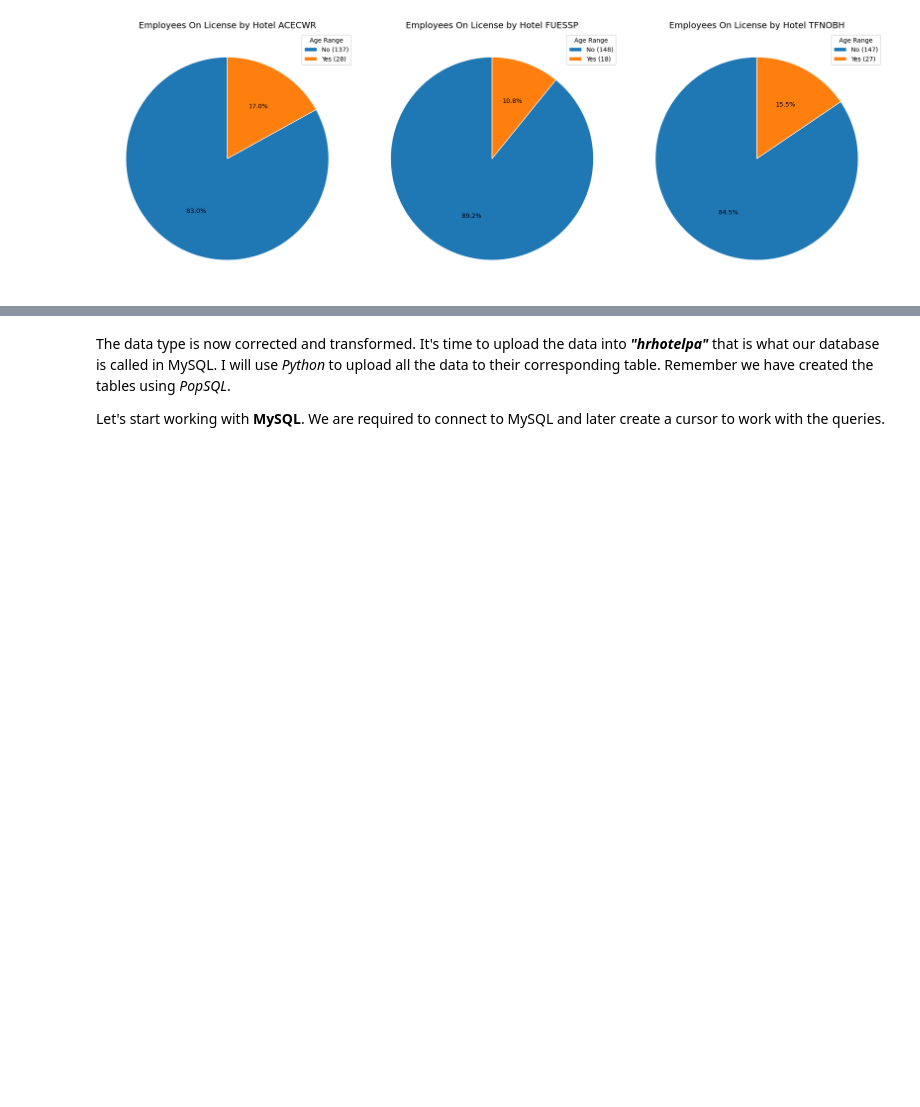
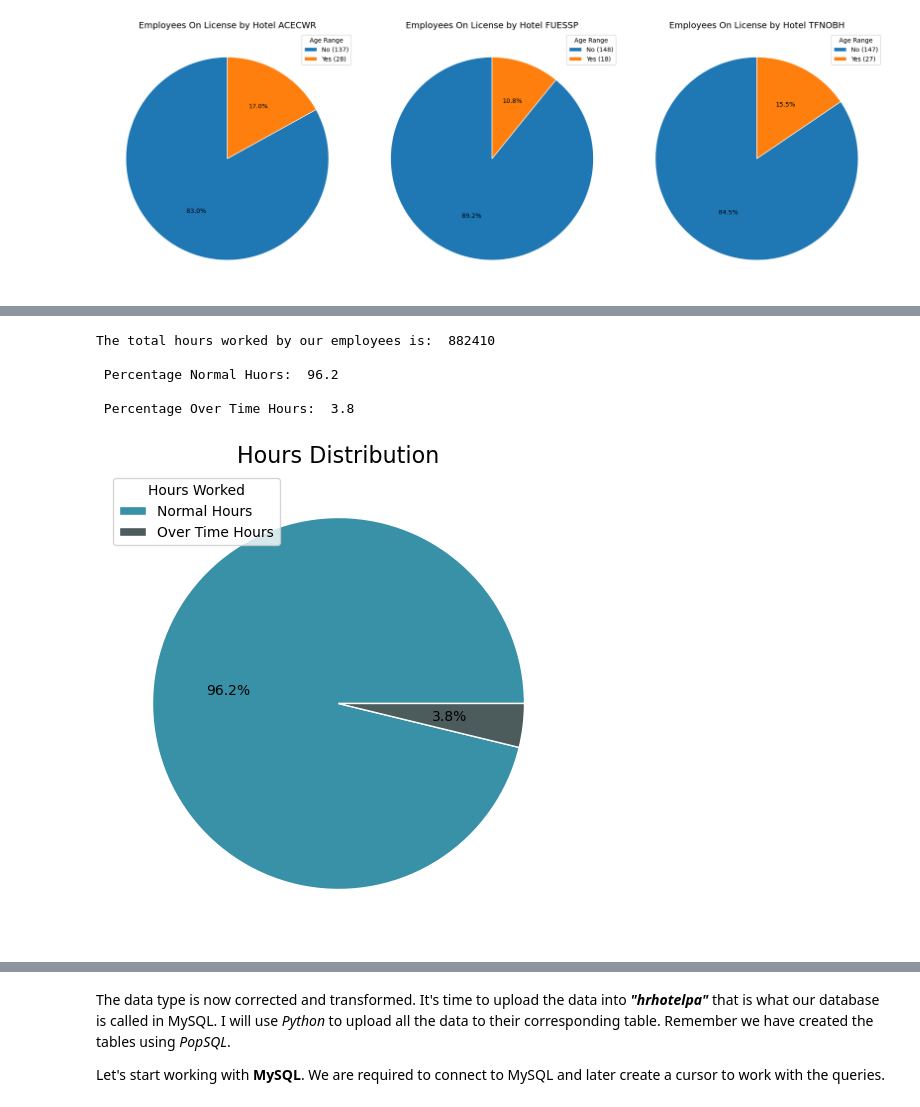
Before and after one commit to nachogalasso/da_python, a Jupyter notebook: hotel_hranalytics/hhanalysis.ipynb, the cells around one changed output, grey strips where cells are left out. Saved outputs shown, nothing was run; the diff lists cells and outputs as text; code cells hidden in the pictures; blank space fills up the shorter version.

Commit message:
hours and payments charts

```diff
--- a/hotel_hranalytics/hhanalysis.ipynb
+++ b/hotel_hranalytics/hhanalysis.ipynb
@@ -556,6 +556,7 @@ TFNOBH      147  27
 # %%
 # Let's work with the employees wages table
 # First let merge the workforce composition table with the employees wages table for a better analysis
+df_rawempwages['emp_id'] = df_rawempwages['emp_id'].astype('str')
 emp_wages_wfc = pd.merge(df_rawempwages, df_rawworkforce, on='emp_id', how='inner')
 emp_wages_wfc.head()
 # %% [output]
@@ -568,0 +599,17 @@ print('Number of missing values: ', new_missing_values)
+# %%
+avg_hour_price = emp_wages_wfc['Price_$_Hour'].mean().round()
+avg_hours_worked = emp_wages_wfc['Hours_worked'].mean().round()
+emp_wages_wfc['total_paid_NH'] = emp_wages_wfc['Hours_worked'] * emp_wages_wfc['Price_$_Hour']
+total_paid_NH = emp_wages_wfc['total_paid_NH'].sum()
+avg_OT_hours_worked = emp_wages_wfc['Work_overtime'].mean().round()
+total_OT_hours = emp_wages_wfc['Work_overtime'].sum()
+emp_wages_wfc['total_paid_OT'] = emp_wages_wfc['Work_overtime'] * emp_wages_wfc['Ovh$_75']
+total_paid_OT = emp_wages_wfc['total_paid_OT'].sum()
+
+print('The average age price per hour: ','€', avg_hour_price, '\n\n',
+    'The average hours working by our employees is: ', avg_hours_worked, '\n\n',
+    'The total SUM we paid for normal hours is: ', '€', total_paid_NH, '\n\n',
+    'The average Over Time hours worked by our employees is: ', avg_OT_hours_worked, '\n\n',
+    'The total Over Time hours worked by: ', total_OT_hours, '\n\n'
+    'The total SUM paid for OverTime hours: ', '€', total_paid_OT
+)
@@ -568,0 +628,29 @@ print('Number of missing values: ', new_missing_values)
+# %%
+# Let's visualize the percentage of the total hours worked by the employees
+# First we need to calculate the total hours worked by the employees
+total_hours_worked = emp_wages_wfc['Hours_worked'].sum() + emp_wages_wfc['Work_overtime'].sum()
+per_NH = (emp_wages_wfc['Hours_worked'].sum() / total_hours_worked) * 100
+per_OTh = (emp_wages_wfc['Work_overtime'].sum() / total_hours_worked) * 100
+print('The total hours worked by our employees is: ', total_hours_worked, '\n\n',
+      'Percentage Normal Huors: ', per_NH.round(2), '\n\n',
+      'Percentage Over Time Hours: ', per_OTh.round(2)
+      )
+
+# Now that we have the percentage we can visualize them
+hours = [per_NH, per_OTh]
+colors = ['#3891A6', '#4C5B5C']
+labels = ['Normal Hours', 'Over Time Hours']
+# Creating the PIE CHART
+fig, ax = plt.subplots(figsize=(6, 8))
+ax.pie(hours, colors=colors, autopct='%1.1f%%', center=(4, 4), wedgeprops={"linewidth": 1, "edgecolor": "white"})
+ax.legend(labels, loc='upper left', title='Hours Worked')
+ax.set_title('Hours Distribution', fontsize=16)
+
+plt.show()
+# %% [output]
+The total hours worked by our employees is:  882410
+
+ Percentage Normal Huors:  96.2
+
+ Percentage Over Time Hours:  3.8
+[figure, added]
```
Also changed, not shown: parts of 10 cells of this notebook.
